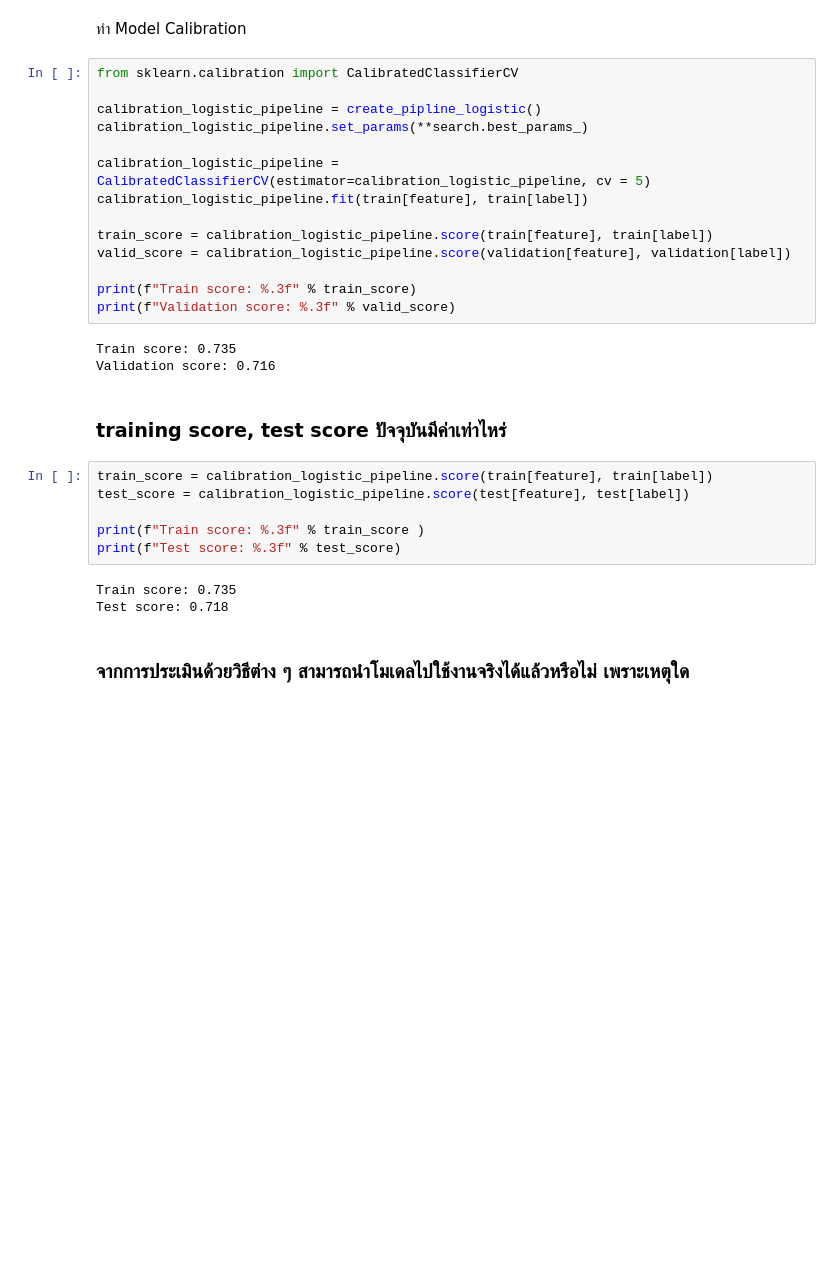
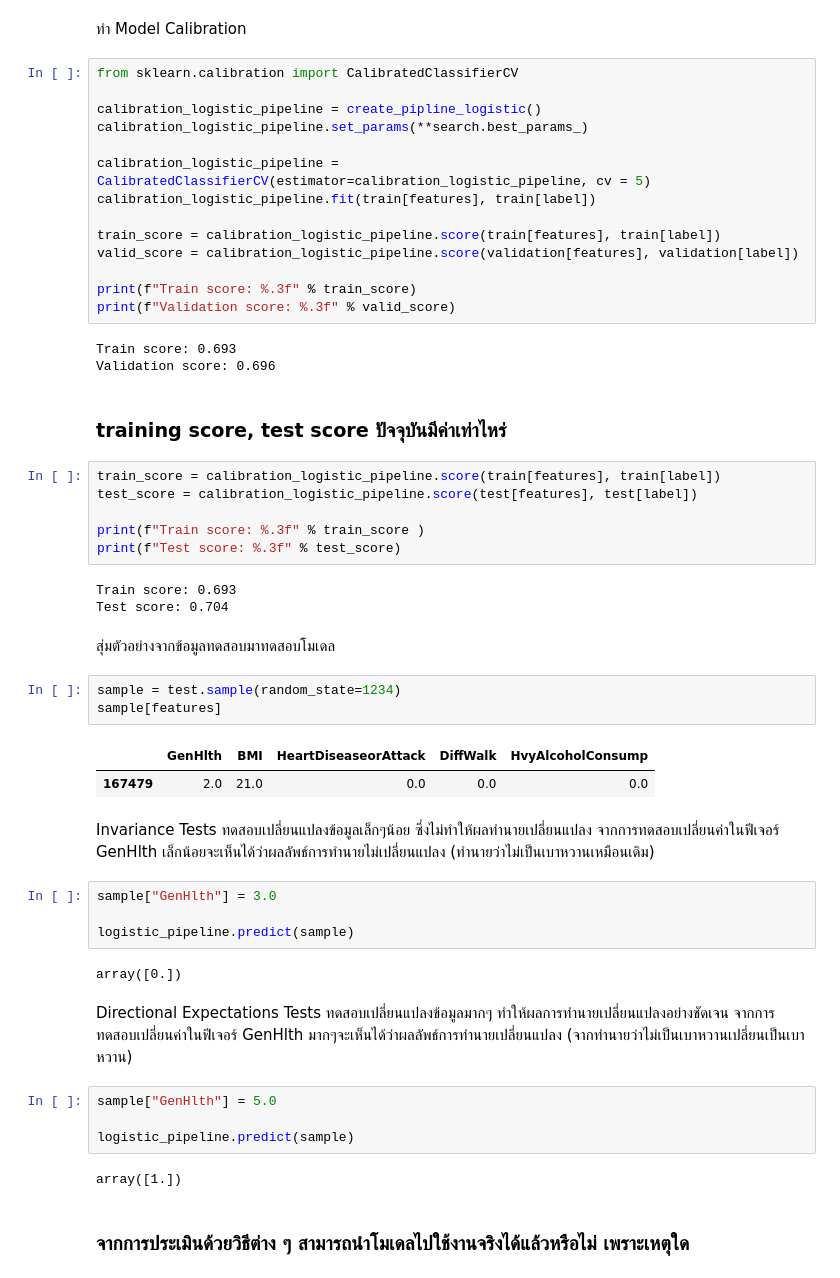
Before and after one commit to thg1rb/MLS-model-eval, a Jupyter notebook: diabetes.ipynb, the cells around one changed output. Cells and saved outputs as stored; diff of their text form; blank space fills up the shorter version.

Commit message:
Bright add Invariance and Directional

```diff
--- a/diabetes.ipynb
+++ b/diabetes.ipynb
@@ -322,27 +316,51 @@ calibration_logistic_pipeline = create_pipline_logistic()
 calibration_logistic_pipeline.set_params(**search.best_params_)
 
 calibration_logistic_pipeline = CalibratedClassifierCV(estimator=calibration_logistic_pipeline, cv = 5)
-calibration_logistic_pipeline.fit(train[feature], train[label])
+calibration_logistic_pipeline.fit(train[features], train[label])
 
-train_score = calibration_logistic_pipeline.score(train[feature], train[label])
-valid_score = calibration_logistic_pipeline.score(validation[feature], validation[label])
+train_score = calibration_logistic_pipeline.score(train[features], train[label])
+valid_score = calibration_logistic_pipeline.score(validation[features], validation[label])
 
 print(f"Train score: %.3f" % train_score)
 print(f"Validation score: %.3f" % valid_score)
 # %% [output]
-Train score: 0.735
-Validation score: 0.716
+Train score: 0.693
+Validation score: 0.696
 # %% [markdown]
 ### training score, test score ปัจจุบันมีค่าเท่าไหร่
 # %%
-train_score = calibration_logistic_pipeline.score(train[feature], train[label])
-test_score = calibration_logistic_pipeline.score(test[feature], test[label])
+train_score = calibration_logistic_pipeline.score(train[features], train[label])
+test_score = calibration_logistic_pipeline.score(test[features], test[label])
 
 print(f"Train score: %.3f" % train_score )
 print(f"Test score: %.3f" % test_score)
 # %% [output]
-Train score: 0.735
-Test score: 0.718
+Train score: 0.693
+Test score: 0.704
+# %% [markdown]
+สุ่มตัวอย่างจากข้อมูลทดสอบมาทดสอบโมเดล
+# %%
+sample = test.sample(random_state=1234)
+sample[features]
+# %% [output]
+|  | GenHlth | BMI | HeartDiseaseorAttack | DiffWalk | HvyAlcoholConsump |
+| 167479 | 2.0 | 21.0 | 0.0 | 0.0 | 0.0 |
+# %% [markdown]
+Invariance Tests ทดสอบเปลี่ยนแปลงข้อมูลเล็กๆน้อย ซึ่งไม่ทำให้ผลทำนายเปลี่ยนแปลง จากการทดสอบเปลี่ยนค่าในฟีเจอร์ GenHlth เล็กน้อยจะเห็นได้ว่าผลลัพธ์การทำนายไม่เปลี่ยนแปลง (ทำนายว่าไม่เป็นเบาหวานเหมือนเดิม)
+# %%
+sample["GenHlth"] = 3.0
+
+logistic_pipeline.predict(sample)
+# %% [output]
+array([0.])
+# %% [markdown]
+Directional Expectations Tests ทดสอบเปลี่ยนแปลงข้อมูลมากๆ ทำให้ผลการทำนายเปลี่ยนแปลงอย่างชัดเจน จากการทดสอบเปลี่ยนค่าในฟีเจอร์ GenHlth มากๆจะเห็นได้ว่าผลลัพธ์การทำนายเปลี่ยนแปลง (จากทำนายว่าไม่เป็นเบาหวานเปลี่ยนเป็นเบาหวาน)
+# %%
+sample["GenHlth"] = 5.0
+
+logistic_pipeline.predict(sample)
+# %% [output]
+array([1.])
 # %% [markdown]
 ### จากการประเมินด้วยวิธีต่าง ๆ สามารถนำโมเดลไปใช้งานจริงได้แล้วหรือไม่ เพราะเหตุใด
 # %% [markdown]
```
Also changed, not shown: parts of 9 cells of this notebook.
